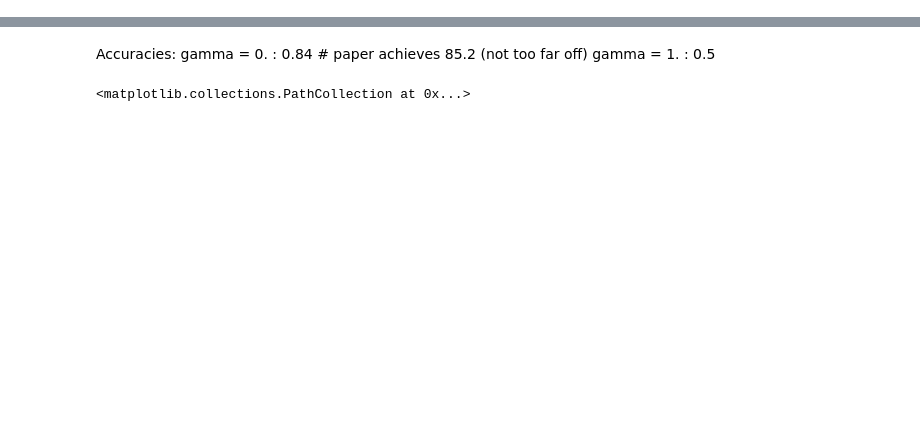
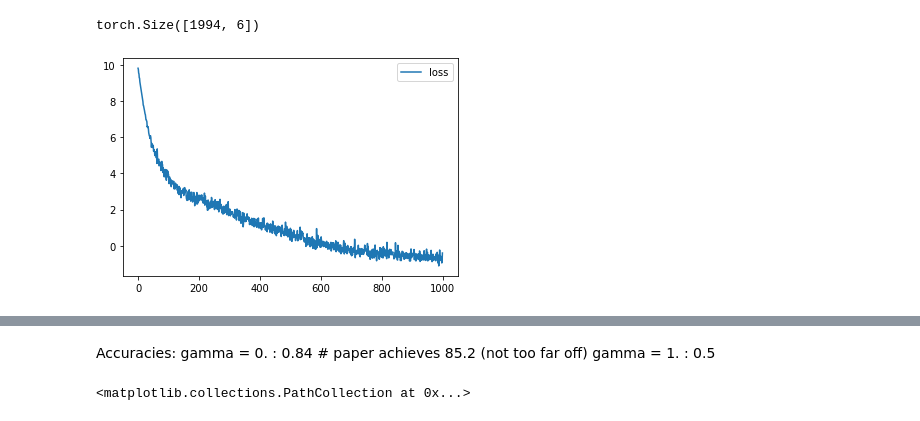
Before and after one commit to jtamanas/FNF4HEP, a Jupyter notebook: CrimeExample.ipynb, the cells around one changed output, grey strips where cells are left out. Drawn from its saved outputs; the diff is of its cells as text; code cells hidden in the pictures; blank space fills up the shorter version.

```diff
--- a/CrimeExample.ipynb
+++ b/CrimeExample.ipynb
@@ -40,0 +53,4 @@ label_1_generator = torch.utils.data.DataLoader(label_1_set, **params)
+# %%
+data_file['data'].shape
+# %% [output]
+torch.Size([1994, 6])
@@ -40,0 +73,8 @@ label_1_generator = torch.utils.data.DataLoader(label_1_set, **params)
+# %%
+plt.plot(losses, label="loss")
+xlims = plt.xlim()
+ylims = plt.ylim()
+plt.legend()
+plt.show()
+# %% [output]
+[figure, added]
```
Also changed, not shown: parts of 15 cells of this notebook, 1 other file.
